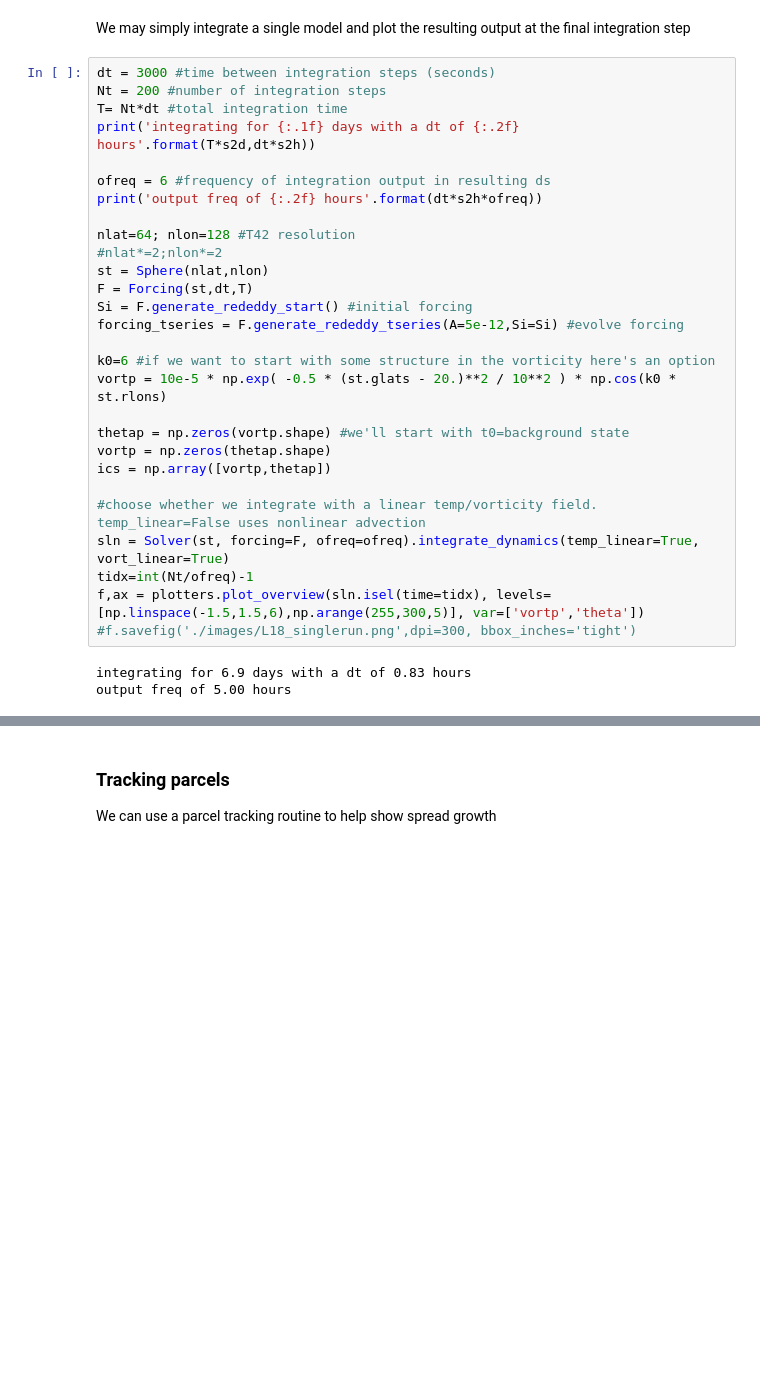
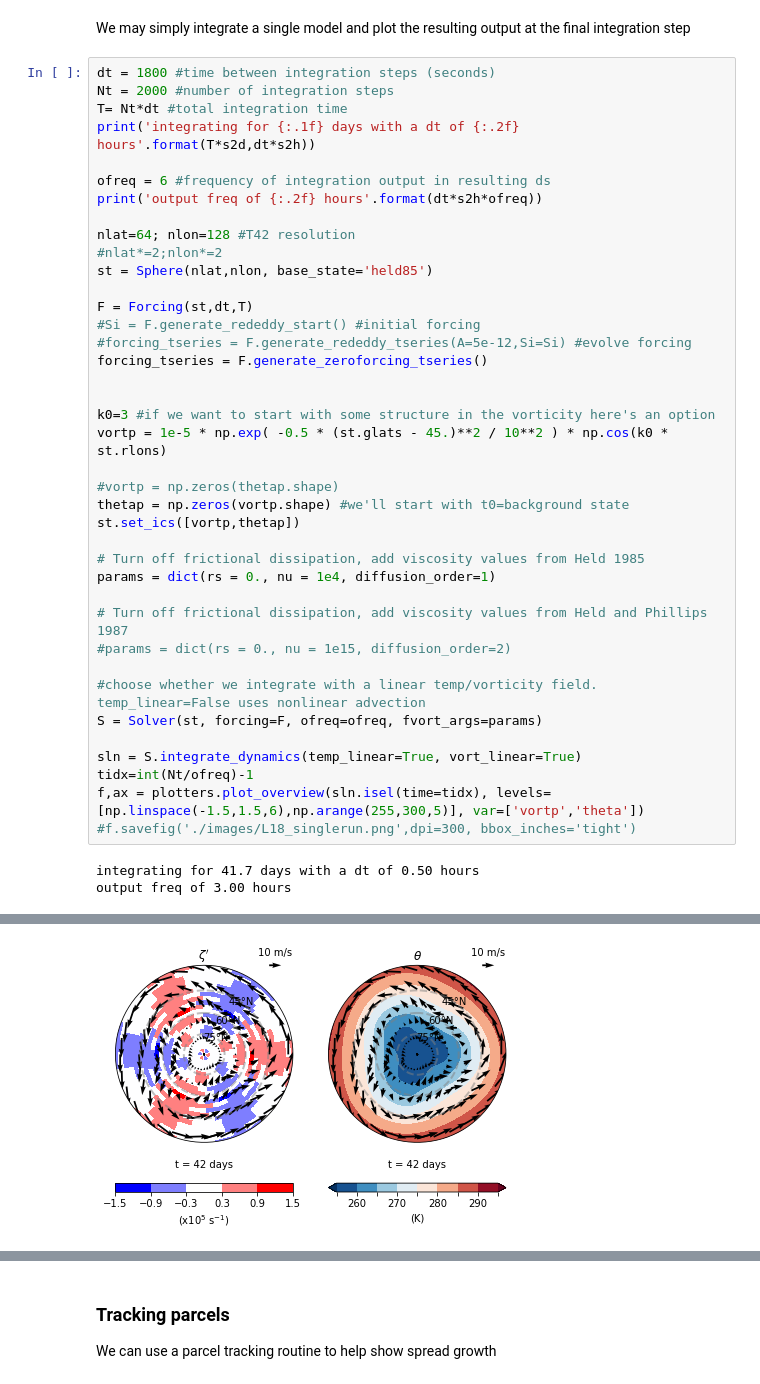
Before and after one commit to cdb227/bm3_forced_barotropic, a Jupyter notebook: singlemodel.ipynb, the cells around one changed output, grey strips where cells are left out. Drawn from its saved outputs; the diff is of its cells as text; blank space fills up the shorter version.

Commit message:
Set up Held 85 test case, added some plotting options

```diff
--- a/singlemodel.ipynb
+++ b/singlemodel.ipynb
@@ -44,8 +44,8 @@ r2d = 180. / np.pi # Factor to convert radians to degrees
 # %% [markdown]
 We may simply integrate a single model and plot the resulting output at the final integration step
 # %%
-dt = 3000 #time between integration steps (seconds)
-Nt = 200 #number of integration steps
+dt = 1800 #time between integration steps (seconds)
+Nt = 2000 #number of integration steps
 T= Nt*dt #total integration time
 print('integrating for {:.1f} days with a dt of {:.2f} hours'.format(T*s2d,dt*s2h))
 
@@ -54,23 +54,34 @@ print('output freq of {:.2f} hours'.format(dt*s2h*ofreq))
 
 nlat=64; nlon=128 #T42 resolution
 #nlat*=2;nlon*=2
-st = Sphere(nlat,nlon)
+st = Sphere(nlat,nlon, base_state='held85')
+
 F = Forcing(st,dt,T)
-Si = F.generate_rededdy_start() #initial forcing
-forcing_tseries = F.generate_rededdy_tseries(A=5e-12,Si=Si) #evolve forcing
+#Si = F.generate_rededdy_start() #initial forcing
+#forcing_tseries = F.generate_rededdy_tseries(A=5e-12,Si=Si) #evolve forcing
+forcing_tseries = F.generate_zeroforcing_tseries()
 
-k0=6 #if we want to start with some structure in the vorticity here's an option
-vortp = 10e-5 * np.exp( -0.5 * (st.glats - 20.)**2 / 10**2 ) * np.cos(k0 * st.rlons)
 
+k0=3 #if we want to start with some structure in the vorticity here's an option
+vortp = 1e-5 * np.exp( -0.5 * (st.glats - 45.)**2 / 10**2 ) * np.cos(k0 * st.rlons)
+
+#vortp = np.zeros(thetap.shape)
 thetap = np.zeros(vortp.shape) #we'll start with t0=background state
-vortp = np.zeros(thetap.shape)
-ics = np.array([vortp,thetap])
+st.set_ics([vortp,thetap])
+
+# Turn off frictional dissipation, add viscosity values from Held 1985
+params = dict(rs = 0., nu = 1e4, diffusion_order=1)
+
+# Turn off frictional dissipation, add viscosity values from Held and Phillips 1987
+#params = dict(rs = 0., nu = 1e15, diffusion_order=2)
 
 #choose whether we integrate with a linear temp/vorticity field. temp_linear=False uses nonlinear advection
-sln = Solver(st, forcing=F, ofreq=ofreq).integrate_dynamics(temp_linear=True, vort_linear=True)
+S = Solver(st, forcing=F, ofreq=ofreq, fvort_args=params)
+
+sln = S.integrate_dynamics(temp_linear=True, vort_linear=True)
 tidx=int(Nt/ofreq)-1
 f,ax = plotters.plot_overview(sln.isel(time=tidx), levels=[np.linspace(-1.5,1.5,6),np.arange(255,300,5)], var=['vortp','theta'])
 #f.savefig('./images/L18_singlerun.png',dpi=300, bbox_inches='tight')
 # %% [output]
-integrating for 6.9 days with a dt of 0.83 hours
-output freq of 5.00 hours
+integrating for 41.7 days with a dt of 0.50 hours
+output freq of 3.00 hours
@@ -78,0 +88 @@ output freq of 5.00 hours
+[figure, added]
```
Also changed, not shown: parts of 8 cells of this notebook, 5 other files.
